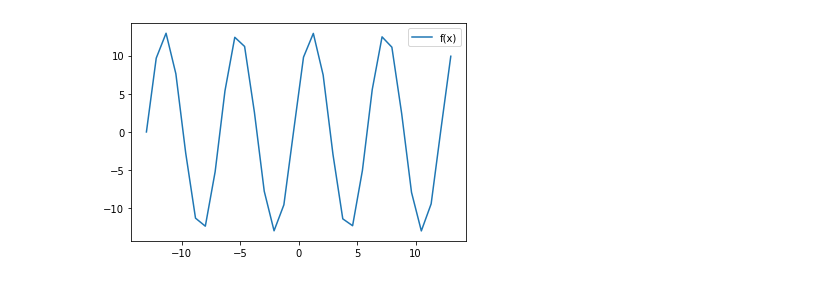
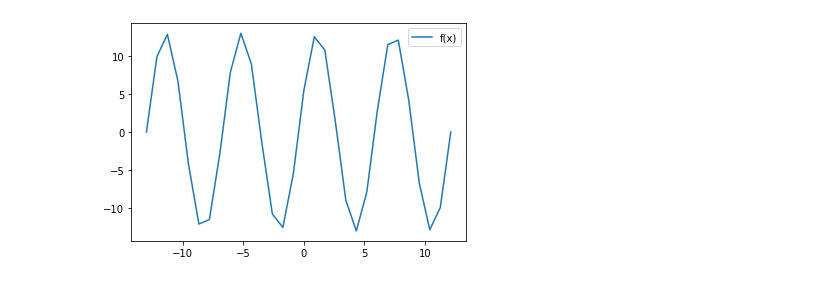
Before and after one commit to girlandred/calculating-methods, a Jupyter notebook: lab_3.ipynb, the cells around one changed output. Saved outputs shown, nothing was run; the diff lists cells and outputs as text; code cells hidden in the pictures.

```diff
--- a/lab_3.ipynb
+++ b/lab_3.ipynb
@@ -47,15 +50,15 @@ def ft(yl, n, t):
         r += df(yl, k, 0)*tk(t, k)/factorial(k)
     return r
 # %%
-N = 31
+N = 30
 k = 13
 
 x, y = tabulation(-k, k, N)
 plt.plot(x, y)
 plt.legend(['f(x)'])
 plt.show()
 # %% [output]
-[figure, old version]
+[figure, new version]
 # %%
 xn, yn, eps = [], [], []
 for i in range(len(x)):
```
Also changed, not shown: parts of 6 cells of this notebook.
